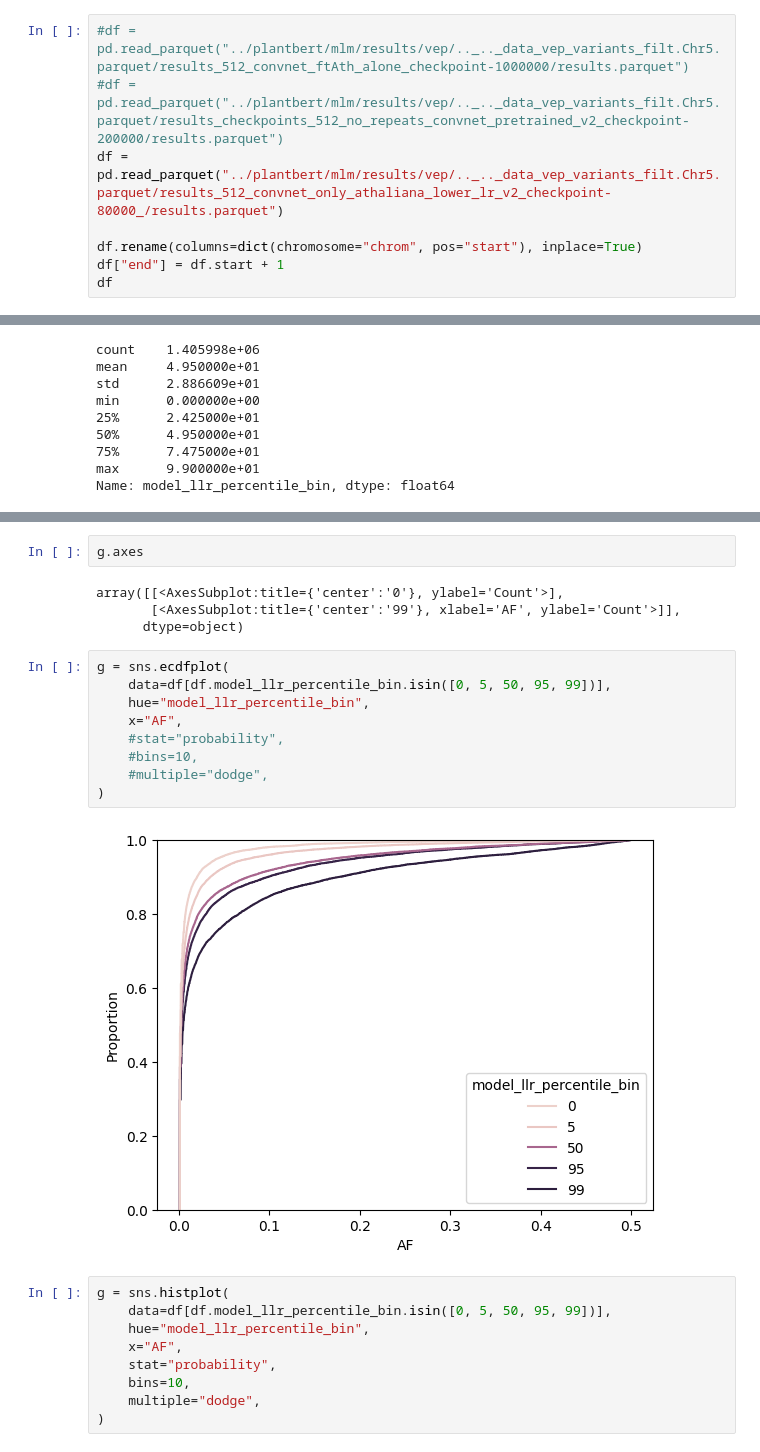
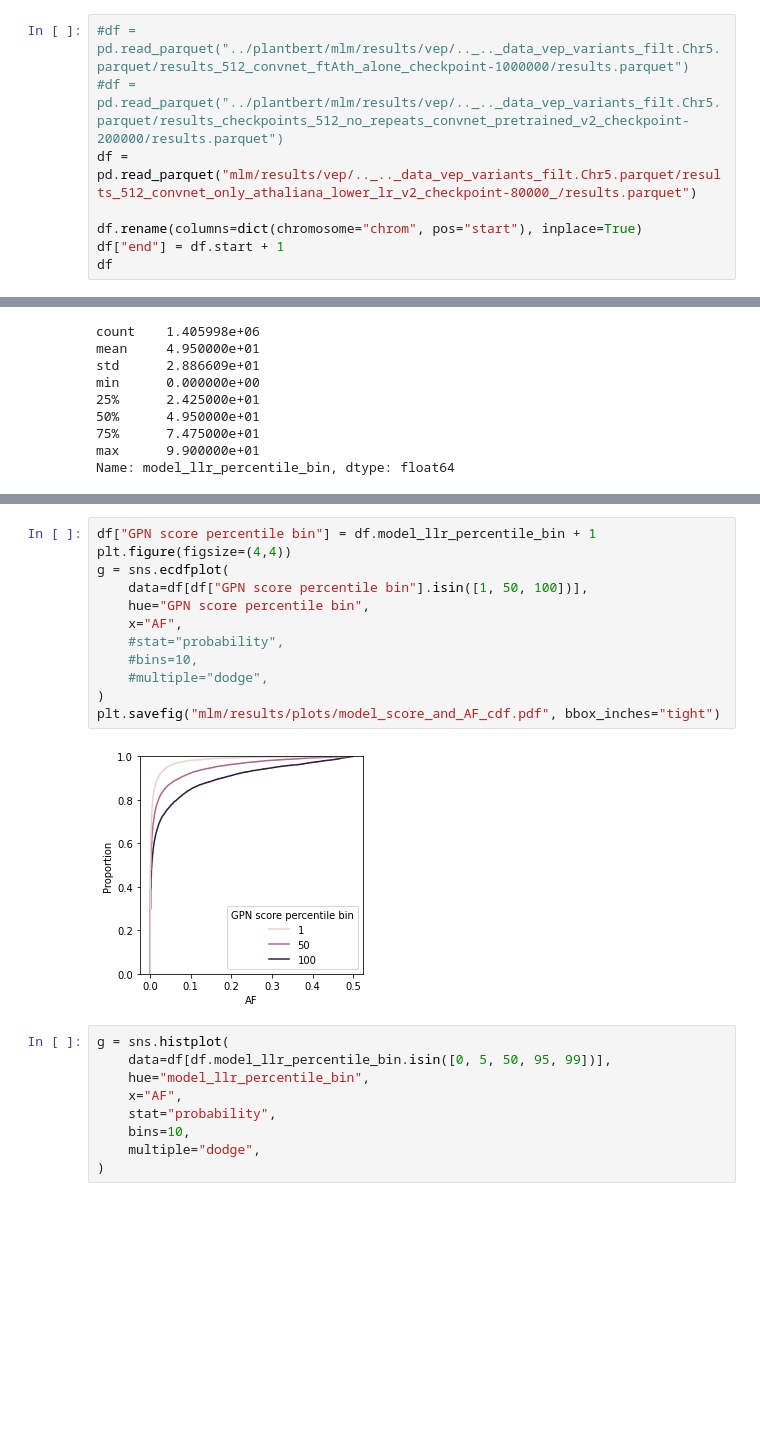
Before and after one commit to songlab-cal/gpn, a Jupyter notebook: analysis/plot_vep.ipynb, the cells around one changed output, grey strips where cells are left out. Drawn from its saved outputs; the diff is of its cells as text; blank space fills up the shorter version.

```diff
--- a/analysis/plot_vep.ipynb
+++ b/analysis/plot_vep.ipynb
@@ -709,7 +709,7 @@ dtype: int64
 # %%
 #df = pd.read_parquet("../plantbert/mlm/results/vep/.._.._data_vep_variants_filt.Chr5.parquet/results_512_convnet_ftAth_alone_checkpoint-1000000/results.parquet")
 #df = pd.read_parquet("../plantbert/mlm/results/vep/.._.._data_vep_variants_filt.Chr5.parquet/results_checkpoints_512_no_repeats_convnet_pretrained_v2_checkpoint-200000/results.parquet")
-df = pd.read_parquet("../plantbert/mlm/results/vep/.._.._data_vep_variants_filt.Chr5.parquet/results_512_convnet_only_athaliana_lower_lr_v2_checkpoint-80000_/results.parquet")
+df = pd.read_parquet("mlm/results/vep/.._.._data_vep_variants_filt.Chr5.parquet/results_512_convnet_only_athaliana_lower_lr_v2_checkpoint-80000_/results.parquet")
 
 df.rename(columns=dict(chromosome="chrom", pos="start"), inplace=True)
 df["end"] = df.start + 1
@@ -883,21 +884,18 @@ plt.savefig("model_score_and_AF_hist.pdf", bbox_inches="tight")
 [figure]
-# %%
-g.axes
-# %% [output]
-array([[<AxesSubplot:title={'center':'0'}, ylabel='Count'>],
-       [<AxesSubplot:title={'center':'99'}, xlabel='AF', ylabel='Count'>]],
-      dtype=object)
-# %%
-g = sns.ecdfplot(
-    data=df[df.model_llr_percentile_bin.isin([0, 5, 50, 95, 99])],
-    hue="model_llr_percentile_bin",
-    x="AF",
-    #stat="probability",
-    #bins=10,
-    #multiple="dodge",
-)
-# %% [output]
-[figure, removed]
+# %%
+df["GPN score percentile bin"] = df.model_llr_percentile_bin + 1
+plt.figure(figsize=(4,4))
+g = sns.ecdfplot(
+    data=df[df["GPN score percentile bin"].isin([1, 50, 100])],
+    hue="GPN score percentile bin",
+    x="AF",
+    #stat="probability",
+    #bins=10,
+    #multiple="dodge",
+)
+plt.savefig("mlm/results/plots/model_score_and_AF_cdf.pdf", bbox_inches="tight")
+# %% [output]
+[figure, added]
 # %%
 g = sns.histplot(
     data=df[df.model_llr_percentile_bin.isin([0, 5, 50, 95, 99])],
```
Also changed, not shown: parts of 1 cell of this notebook, 2 other files.
